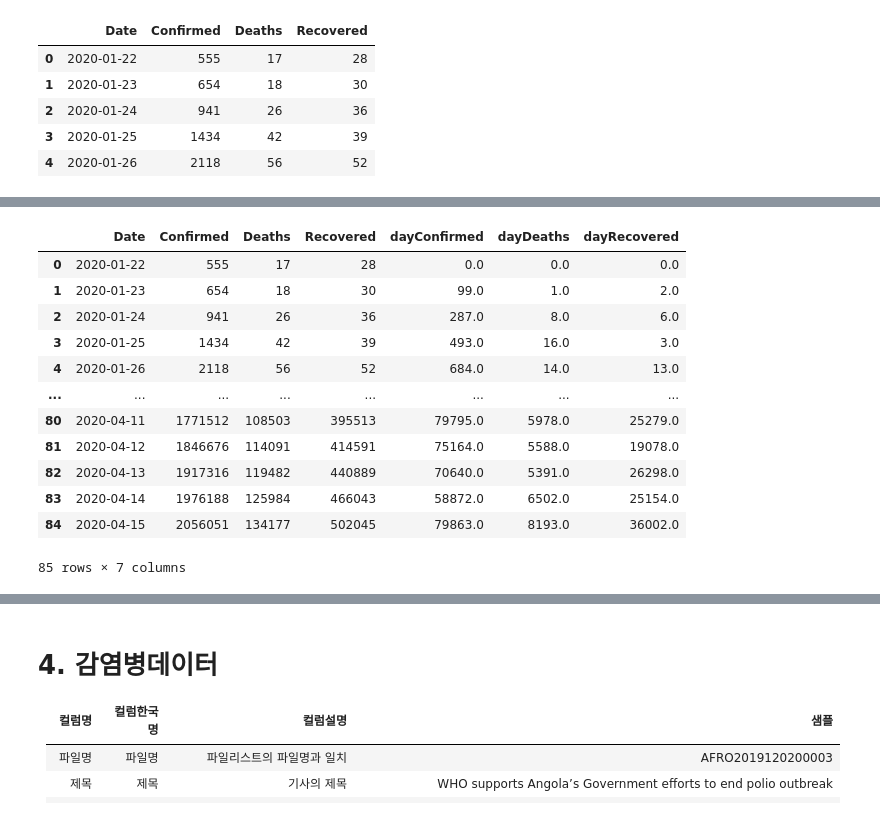
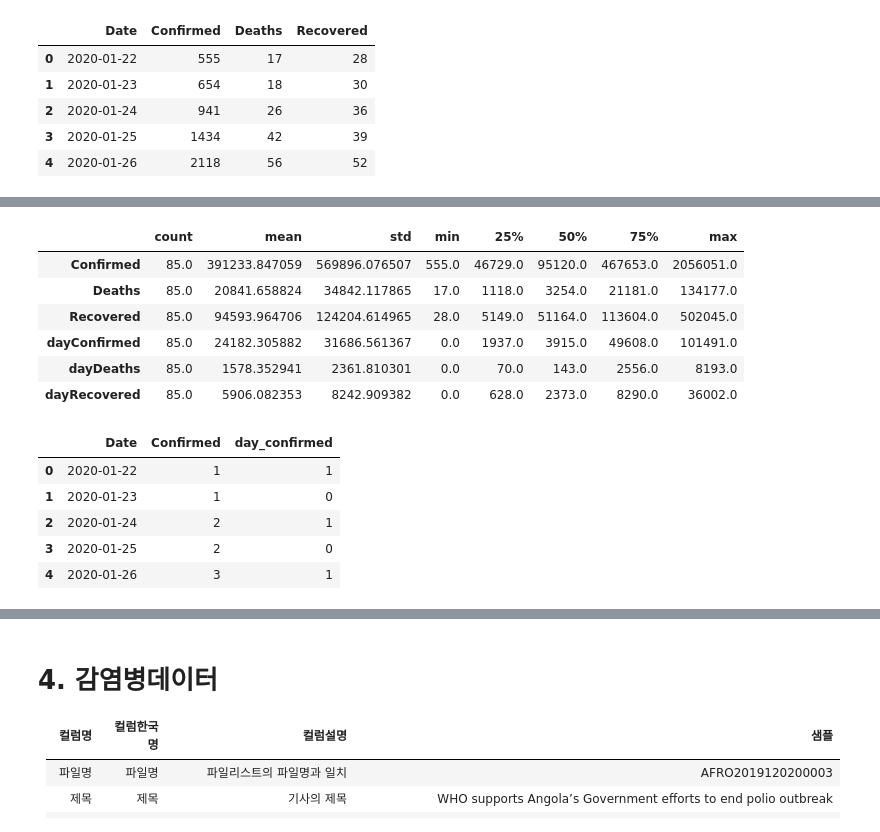
Before and after one commit to Hinterhalter/Post-COVID-19_modeling, a Jupyter notebook: Exploratory_Data_Analysis.ipynb, the cells around one changed output, grey strips where cells are left out. Saved outputs shown, nothing was run; the diff lists cells and outputs as text; code cells hidden in the pictures.

```diff
--- a/Exploratory_Data_Analysis.ipynb
+++ b/Exploratory_Data_Analysis.ipynb
@@ -240,7 +238,7 @@ Text(0.5, 1.0, '일별 로밍 평균 고객 수')
 # %% [markdown]
 # 2. 캐글 데이터
 # %%
-kag = pd.read_csv('./data/covid_19_clean_complete.csv')
+kag = pd.read_csv('./data/kaggle/covid_19_clean_complete.csv')
 # %%
 kag['Date'] = pd.to_datetime(kag['Date'])
 # %%
@@ -602,18 +583,12 @@ kag_dated_1
 # %%
 kag_dated_1.loc[0,['dayConfirmed', 'dayDeaths', 'dayRecovered']] = 0
 # %%
-kag_dated_1
+kag_dated_1.describe().T
 # %% [output]
-|  | Date | Confirmed | Deaths | Recovered | dayConfirmed | dayDeaths | dayRecovered |
-| 0 | 2020-01-22 | 555 | 17 | 28 | 0.0 | 0.0 | 0.0 |
-| 1 | 2020-01-23 | 654 | 18 | 30 | 99.0 | 1.0 | 2.0 |
-| 2 | 2020-01-24 | 941 | 26 | 36 | 287.0 | 8.0 | 6.0 |
-| 3 | 2020-01-25 | 1434 | 42 | 39 | 493.0 | 16.0 | 3.0 |
-| 4 | 2020-01-26 | 2118 | 56 | 52 | 684.0 | 14.0 | 13.0 |
-| ... | ... | ... | ... | ... | ... | ... | ... |
-| 80 | 2020-04-11 | 1771512 | 108503 | 395513 | 79795.0 | 5978.0 | 25279.0 |
-| 81 | 2020-04-12 | 1846676 | 114091 | 414591 | 75164.0 | 5588.0 | 19078.0 |
-| 82 | 2020-04-13 | 1917316 | 119482 | 440889 | 70640.0 | 5391.0 | 26298.0 |
-| 83 | 2020-04-14 | 1976188 | 125984 | 466043 | 58872.0 | 6502.0 | 25154.0 |
-| 84 | 2020-04-15 | 2056051 | 134177 | 502045 | 79863.0 | 8193.0 | 36002.0 |
+|  | count | mean | std | min | 25% | 50% | 75% | max |
+| Confirmed | 85.0 | 391233.847059 | 569896.076507 | 555.0 | 46729.0 | 95120.0 | 467653.0 | 2056051.0 |
+| Deaths | 85.0 | 20841.658824 | 34842.117865 | 17.0 | 1118.0 | 3254.0 | 21181.0 | 134177.0 |
+| Recovered | 85.0 | 94593.964706 | 124204.614965 | 28.0 | 5149.0 | 51164.0 | 113604.0 | 502045.0 |
+| dayConfirmed | 85.0 | 24182.305882 | 31686.561367 | 0.0 | 1937.0 | 3915.0 | 49608.0 | 101491.0 |
+| dayDeaths | 85.0 | 1578.352941 | 2361.810301 | 0.0 | 70.0 | 143.0 | 2556.0 | 8193.0 |
+| dayRecovered | 85.0 | 5906.082353 | 8242.909382 | 0.0 | 628.0 | 2373.0 | 8290.0 | 36002.0 |
-85 rows × 7 columns
@@ -619,0 +597,9 @@ kag_dated_1
+# %%
+new_kor.head()
+# %% [output]
+|  | Date | Confirmed | day_confirmed |
+| 0 | 2020-01-22 | 1 | 1 |
+| 1 | 2020-01-23 | 1 | 0 |
+| 2 | 2020-01-24 | 2 | 1 |
+| 3 | 2020-01-25 | 2 | 0 |
+| 4 | 2020-01-26 | 3 | 1 |
```
Also changed, not shown: parts of 18 cells of this notebook, 1 other file.
